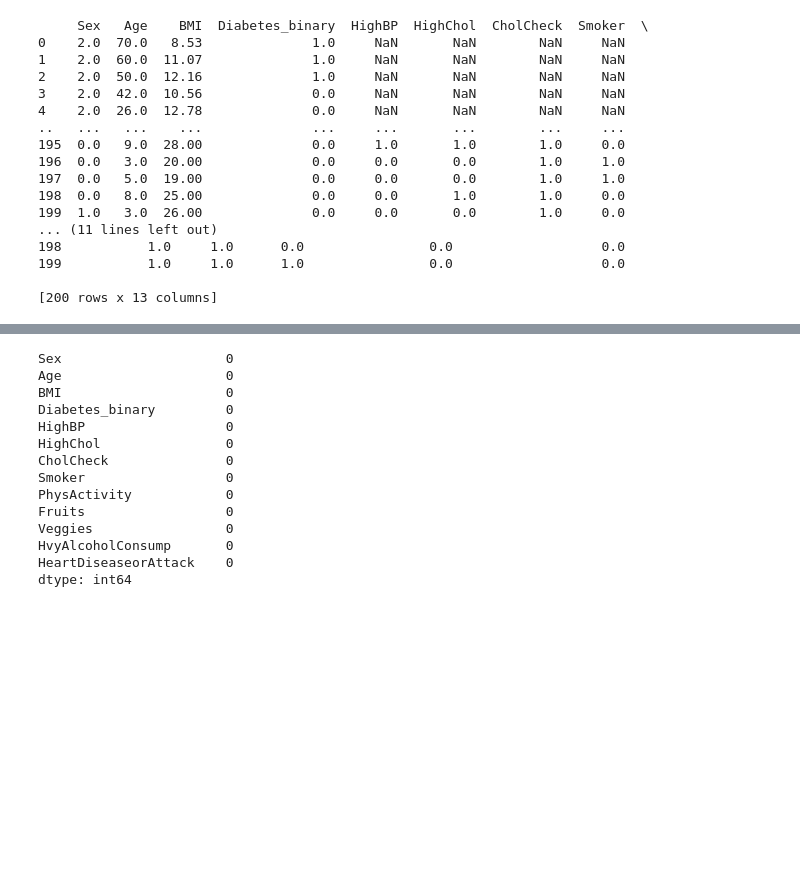
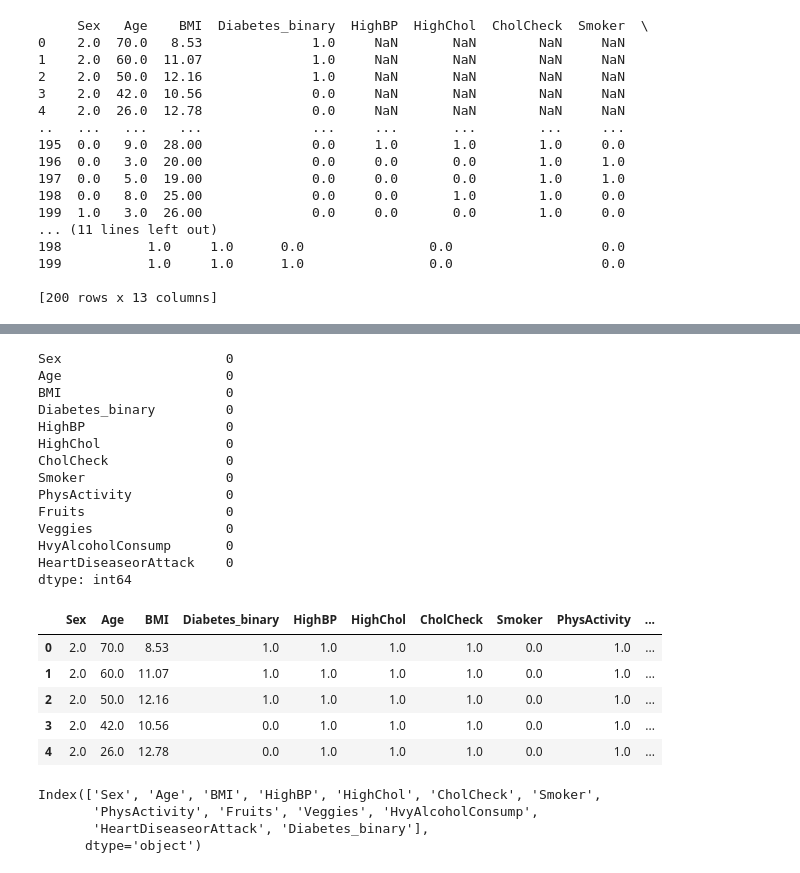
Before and after one commit to McNoblesse/Turbomedics-Diabetes, a Jupyter notebook: Diabetes_Combine.ipynb, the cells around one changed output, grey strips where cells are left out. Cells and saved outputs as stored; diff of their text form; code cells hidden in the pictures; blank space fills up the shorter version.

Commit message:
correction on merged dataset

```diff
--- a/Diabetes_Combine.ipynb
+++ b/Diabetes_Combine.ipynb
@@ -392,16 +392,3 @@ print(merged_df.head(200))
 199           1.0     1.0      1.0                0.0                   0.0
 
 [200 rows x 13 columns]
-# %%
-# List of columns to fill missing values
-columns_to_fill = ['Sex', 'BMI',
-    'HighBP', 'HighChol', 'CholCheck', 'Smoker', 'PhysActivity',
-    'Fruits', 'Veggies', 'HvyAlcoholConsump', 'HeartDiseaseorAttack'
-]
-
-# Fill missing values with the mean for each column
-for col in columns_to_fill:
-    merged_df[col] = merged_df[col].fillna(merged_df[col].mean())
-
-# Verify that there are no missing values in the specified columns
-print(merged_df[columns_to_fill].isnull().sum())
@@ -421,20 +408,48 @@ dtype: int64
+# %%
+# Fill null values in each column with the mode
+for column in merged_df.columns:
+    if merged_df[column].isnull().sum() > 0:  # Check if there are null values
+        mode_value = merged_df[column].mode()[0]  # Calculate the mode
+        merged_df[column].fillna(mode_value, inplace=True)  # Fill nulls with the mode
+
+# Verify that there are no missing values
+print(merged_df.isnull().sum())
+# %% [output]
+Sex                     0
+Age                     0
+BMI                     0
+Diabetes_binary         0
+HighBP                  0
+HighChol                0
+CholCheck               0
+Smoker                  0
+PhysActivity            0
+Fruits                  0
+Veggies                 0
+HvyAlcoholConsump       0
+HeartDiseaseorAttack    0
+dtype: int64
 # %%
-print(merged_df.isnull().sum())
+merged_df.head()
 # %% [output]
-Sex                     0
-Age                     0
-BMI                     0
-Diabetes_binary         0
-HighBP                  0
-HighChol                0
-CholCheck               0
-Smoker                  0
-PhysActivity            0
-Fruits                  0
-Veggies                 0
-HvyAlcoholConsump       0
-HeartDiseaseorAttack    0
-dtype: int64
+|  | Sex | Age | BMI | Diabetes_binary | HighBP | HighChol | CholCheck | Smoker | PhysActivity | ... |
+| 0 | 2.0 | 70.0 | 8.53 | 1.0 | 1.0 | 1.0 | 1.0 | 0.0 | 1.0 | ... |
+| 1 | 2.0 | 60.0 | 11.07 | 1.0 | 1.0 | 1.0 | 1.0 | 0.0 | 1.0 | ... |
+| 2 | 2.0 | 50.0 | 12.16 | 1.0 | 1.0 | 1.0 | 1.0 | 0.0 | 1.0 | ... |
+| 3 | 2.0 | 42.0 | 10.56 | 0.0 | 1.0 | 1.0 | 1.0 | 0.0 | 1.0 | ... |
+| 4 | 2.0 | 26.0 | 12.78 | 0.0 | 1.0 | 1.0 | 1.0 | 0.0 | 1.0 | ... |
+# %%
+# Reorder columns to place 'Diabetes_binary' at the end
+columns = [col for col in merged_df.columns if col != 'Diabetes_binary'] + ['Diabetes_binary']
+merged_df = merged_df[columns]
+
+# Verify the new column order
+print(merged_df.columns)
+# %% [output]
+Index(['Sex', 'Age', 'BMI', 'HighBP', 'HighChol', 'CholCheck', 'Smoker',
+       'PhysActivity', 'Fruits', 'Veggies', 'HvyAlcoholConsump',
+       'HeartDiseaseorAttack', 'Diabetes_binary'],
+      dtype='object')
 # %%
 from sklearn.model_selection import train_test_split
 
```
Also changed, not shown: parts of 7 cells of this notebook, 2 other files.
